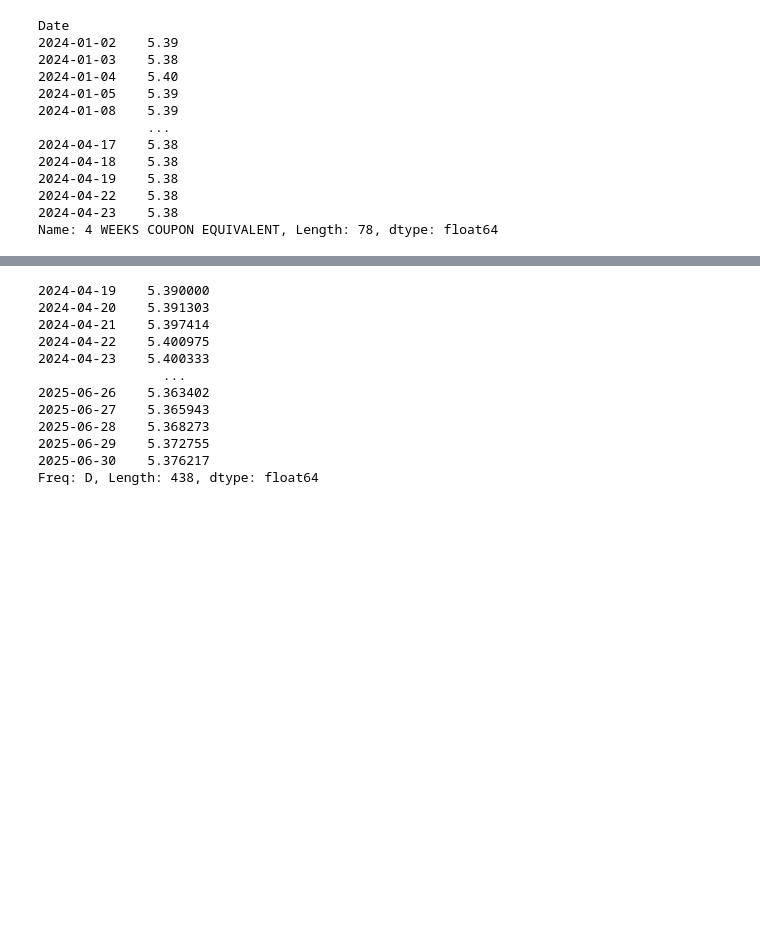
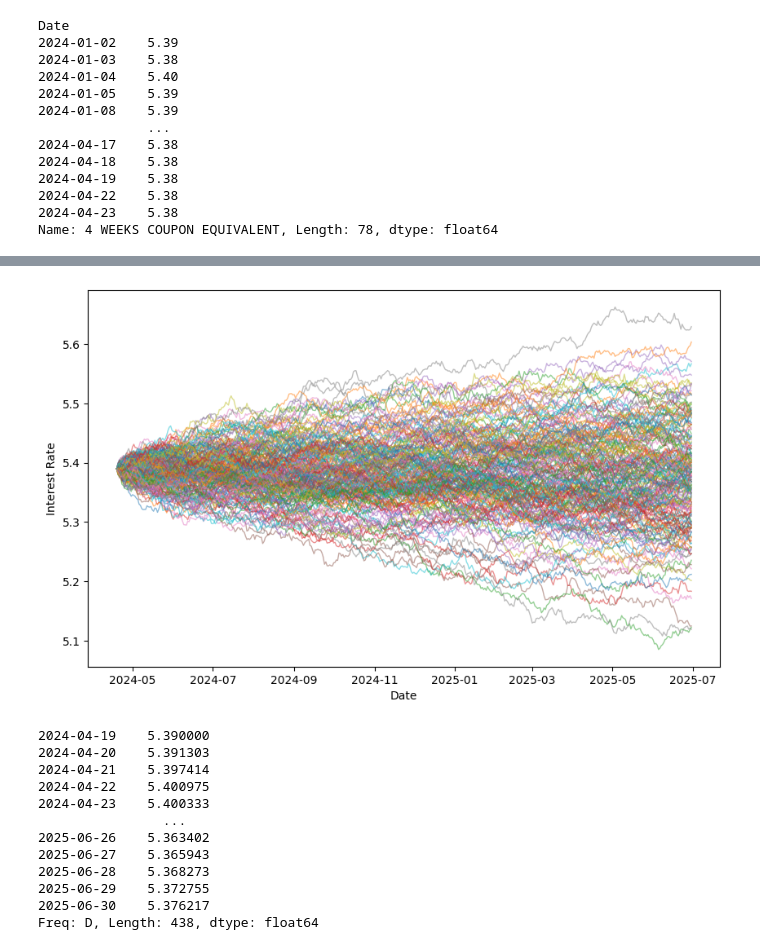
Before and after one commit to AurealiX/Derivatives_Final, a Jupyter notebook: simulate_interest.ipynb, the cells around one changed output, grey strips where cells are left out. Drawn from its saved outputs; the diff is of its cells as text; code cells hidden in the pictures; blank space fills up the shorter version.

```diff
--- a/simulate_interest.ipynb
+++ b/simulate_interest.ipynb
@@ -58,35 +78,41 @@ vas_a, vas_b, vas_sigma = vasicek_params(data)
 # %%
 from datetime import datetime
 
 # Define the start and end dates
 start_date = datetime.strptime('2024-04-19', '%Y-%m-%d')
 end_date = datetime.strptime('2025-06-30', '%Y-%m-%d')
 
 # Calculate the number of weeks between the two dates
-#num_weeks = ((end_date - start_date).days // 7) + 1
 num_days = (end_date - start_date).days + 1
-def simulate_ho_lee(r0, theta, sigma, num_days, dt):
+# Function to simulate the Ho-Lee interest rate paths
+def simulate_ho_lee_paths(r0, theta, sigma, num_days, dt, num_paths):
     dates = pd.date_range(start=start_date, end=end_date, freq='D')
-    rates = [r0]
-    for _ in range(1, len(dates)):
-        dr = theta * dt + sigma * np.sqrt(dt) * np.random.normal()
-        rates.append(rates[-1] + dr)
-    return pd.Series(rates, index=dates)
+    rate_paths = np.zeros((num_days, num_paths))
 
-def simulate_vasicek(r0, a, b, sigma, num_days, dt):
-    dates = pd.date_range(start=start_date, end=end_date, freq='D')
-    rates = [r0]
-    for _ in range(1, len(dates)):
-        dr = a * (b - rates[-1]) * dt + sigma * np.sqrt(dt) * np.random.normal()
-        rates.append(rates[-1] + dr)
-    return pd.Series(rates, index=dates)
+    for path in range(num_paths):
+        rates = [r0]
+        for _ in range(1, len(dates)):
+            dr = theta * dt + sigma * np.sqrt(dt) * np.random.normal()
+            rates.append(rates[-1] + dr)
+        rate_paths[:, path] = rates
+
+    return pd.DataFrame(rate_paths, index=dates)
 
 dt = 1 / 365
+num_paths = 200
 # Simulate the interest rates using the Ho-Lee model
-hl_rates = simulate_ho_lee(initial_rate, hl_theta, hl_sigma, num_days, dt)
+ho_lee_paths = simulate_ho_lee_paths(initial_rate, hl_theta, hl_sigma, num_days, dt, num_paths)
+# Plotting the simulated paths
+plt.figure(figsize=(10, 6))
+for path in ho_lee_paths.columns:
+    plt.plot(ho_lee_paths.index, ho_lee_paths[path], lw=1, alpha=0.5)
 
-# Simulate the interest rates using the Vasicek model
-vas_rates = simulate_vasicek(initial_rate, vas_a, vas_b, vas_sigma, num_days, dt)
+#plt.title('Simulated Interest Rate Paths Using the Ho-Lee Model')
+plt.xlabel('Date')
+plt.ylabel('Interest Rate')
+plt.show()
+# %% [output]
+[figure, added]
 # %%
 hl_rates
 # %% [output]
```
Also changed, not shown: parts of 1 cell of this notebook.
